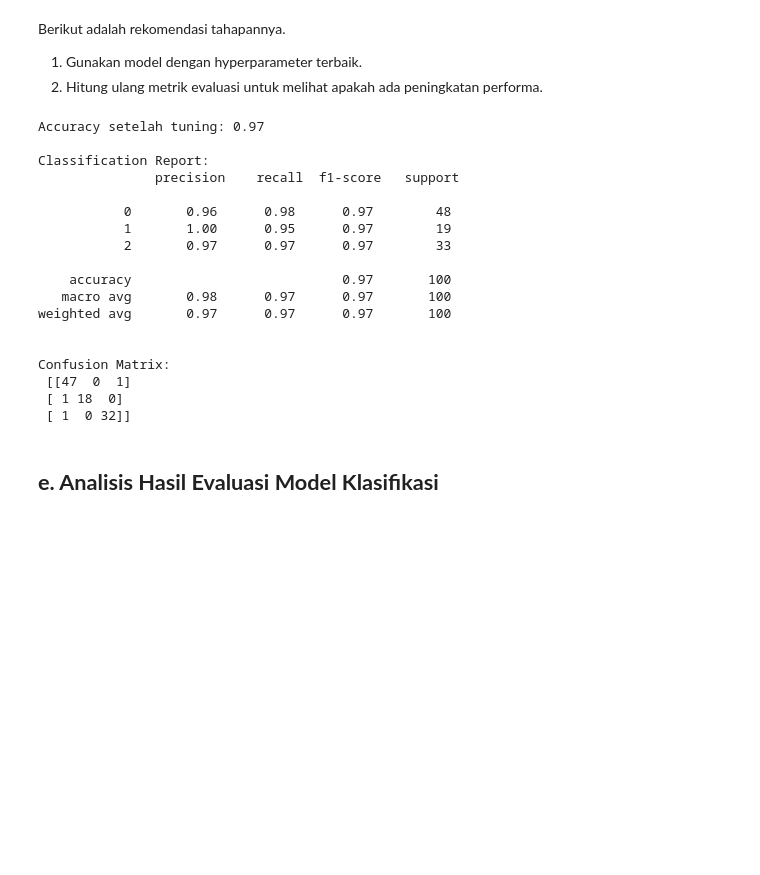
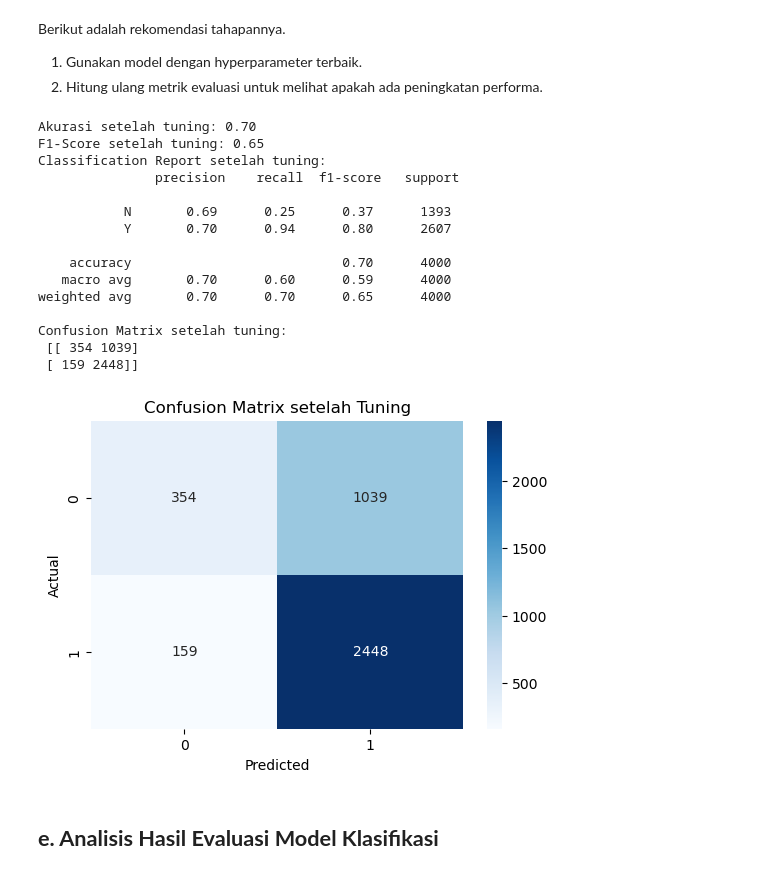
Before and after one commit to Salwazd21/proyek-ml, a Jupyter notebook: [Klasifikasi]_Submission_Akhir_BMLP_Salwazd0421.ipynb, the cells around one changed output. Saved outputs shown, nothing was run; the diff lists cells and outputs as text; code cells hidden in the pictures; blank space fills up the shorter version.

```diff
--- a/[Klasifikasi]_Submission_Akhir_BMLP_Salwazd0421.ipynb
+++ b/[Klasifikasi]_Submission_Akhir_BMLP_Salwazd0421.ipynb
@@ -148,38 +161,52 @@ Best Score (Accuracy): 0.96
 Berikut adalah rekomendasi tahapannya.
 1. Gunakan model dengan hyperparameter terbaik.
 2. Hitung ulang metrik evaluasi untuk melihat apakah ada peningkatan performa.
-# %%
-from sklearn.metrics import accuracy_score, classification_report, confusion_matrix
-
-# Gunakan model terbaik hasil tuning
-best_model = grid_search.best_estimator_
-
-# Prediksi dengan data uji
-y_pred_best = best_model.predict(X_test)
-
-# Hitung dan tampilkan evaluasi
-print("Accuracy setelah tuning:", accuracy_score(y_test, y_pred_best))
-print("\nClassification Report:\n", classification_report(y_test, y_pred_best))
-print("\nConfusion Matrix:\n", confusion_matrix(y_test, y_pred_best))
-# %% [output]
-Accuracy setelah tuning: 0.97
-
-Classification Report:
-               precision    recall  f1-score   support
-
-           0       0.96      0.98      0.97        48
-           1       1.00      0.95      0.97        19
-           2       0.97      0.97      0.97        33
-
-    accuracy                           0.97       100
-   macro avg       0.98      0.97      0.97       100
-weighted avg       0.97      0.97      0.97       100
-
-
-Confusion Matrix:
- [[47  0  1]
- [ 1 18  0]
- [ 1  0 32]]
+# %%
+# 1. Gunakan model terbaik dari hasil tuning
+tuned_model = best_model
+
+# 2. Lakukan prediksi pada data uji
+y_pred_tuned = tuned_model.predict(X_test)
+
+# 3. Hitung metrik evaluasi
+accuracy_tuned = accuracy_score(y_test, y_pred_tuned)
+f1_tuned = f1_score(y_test, y_pred_tuned, average='weighted')
+report_tuned = classification_report(y_test, y_pred_tuned)
+cm_tuned = confusion_matrix(y_test, y_pred_tuned)
+
+# 4. Cetak hasil evaluasi
+print(f"Akurasi setelah tuning: {accuracy_tuned:.2f}")
+print(f"F1-Score setelah tuning: {f1_tuned:.2f}")
+print('Classification Report setelah tuning:\n', report_tuned)
+print('Confusion Matrix setelah tuning:\n', cm_tuned)
+
+# (Opsional) Visualisasi Confusion Matrix (biar lebih informatif)
+import seaborn as sns
+import matplotlib.pyplot as plt
+
+plt.figure(figsize=(6,4))
+sns.heatmap(cm_tuned, annot=True, fmt='d', cmap='Blues')
+plt.title('Confusion Matrix setelah Tuning')
+plt.xlabel('Predicted')
+plt.ylabel('Actual')
+plt.show()
+# %% [output]
+Akurasi setelah tuning: 0.70
+F1-Score setelah tuning: 0.65
+Classification Report setelah tuning:
+               precision    recall  f1-score   support
+
+           N       0.69      0.25      0.37      1393
+           Y       0.70      0.94      0.80      2607
+
+    accuracy                           0.70      4000
+   macro avg       0.70      0.60      0.59      4000
+weighted avg       0.70      0.70      0.65      4000
+
+Confusion Matrix setelah tuning:
+ [[ 354 1039]
+ [ 159 2448]]
+[figure, added]
 # %% [markdown]
 ## **e. Analisis Hasil Evaluasi Model Klasifikasi**
 # %% [markdown]
```
Also changed, not shown: parts of 12 cells of this notebook, 5 other files.
